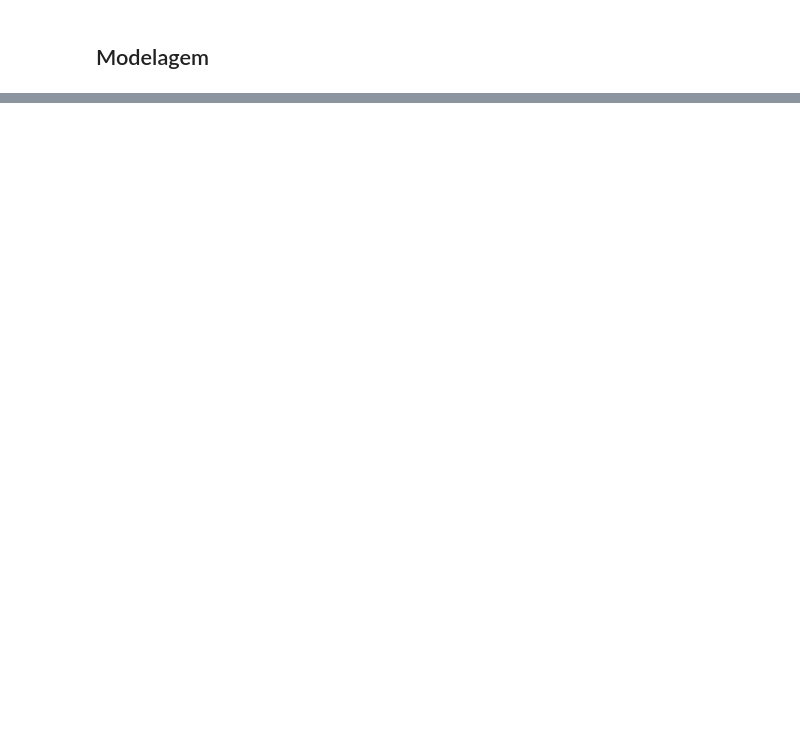
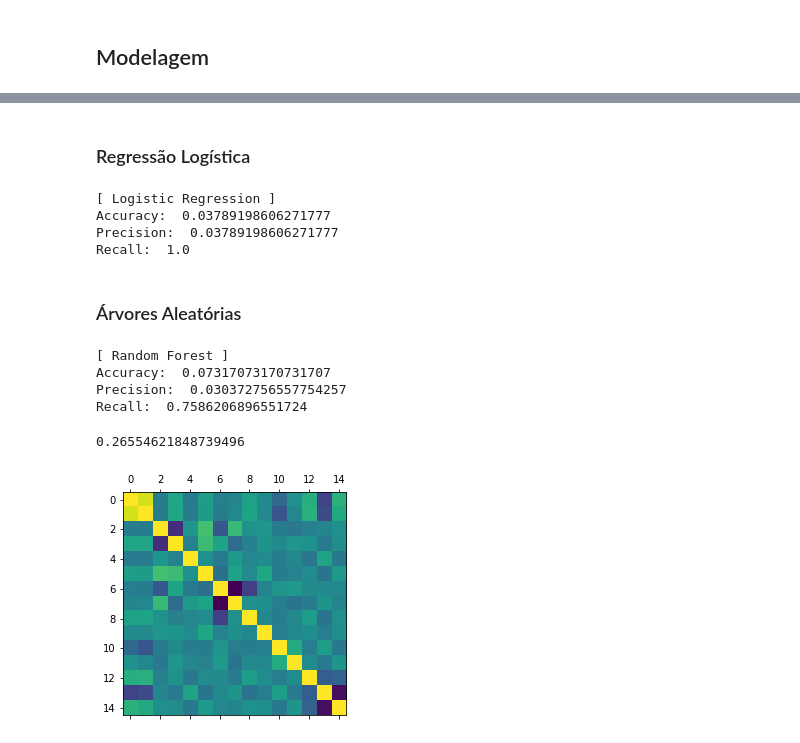
Before and after one commit to jairojuunior/miningAbandonment, a Jupyter notebook: ModelagemJairo(player1).ipynb, the cells around one changed output, grey strips where cells are left out. Drawn from its saved outputs; the diff is of its cells as text; code cells hidden in the pictures; blank space fills up the shorter version.

```diff
--- a/ModelagemJairo(player1).ipynb
+++ b/ModelagemJairo(player1).ipynb
@@ -166,0 +404,11 @@ Recall:  0.10344827586206896
+# %%
+from sklearn.svm import SVC
+
+svm = SVC(gamma='auto', kernel='rbf', random_state=42)
+
+svm_train_score = cross_val_score(svm, X_train, y_train, cv=10, scoring='recall').mean()
+svm.fit(X_train, y_train)
+
+y_pred_svm = svm.predict(X_test)
+
+eval_model("SVM", y_test, y_pred_svm)
@@ -166,0 +422,12 @@ Recall:  0.10344827586206896
+# %%
+from sklearn.ensemble import RandomForestClassifier
+
+r_tree = RandomForestClassifier(n_estimators=100, criterion='gini', min_samples_leaf=5,  bootstrap=True, random_state=42)
+
+
+r_tree_train_score = cross_val_score(r_tree, X_train, y_train, cv=10, scoring='recall').mean()
+r_tree.fit(X_train, y_train)
+
+y_pred_r_tree = r_tree.predict(X_test)
+
+eval_model("Random Forest", y_test, y_pred_r_tree)
@@ -166,0 +479,40 @@ Recall:  0.10344827586206896
+# %% [markdown]
+### Regressão Logística
+# %%
+lrn_oversample = LogisticRegressionCV(cv=10, Cs=10 ,penalty='l2',
+                           scoring='recall', solver='liblinear',
+                                      random_state=42).fit(X_train_oversample, y_train_oversample)
+
+y_pred_lrn_oversample = lrn_oversample.predict(X_test)
+
+eval_model("Logistic Regression", y_test, y_pred_lrn_oversample)
+# %% [output]
+[ Logistic Regression ]
+Accuracy:  0.03789198606271777
+Precision:  0.03789198606271777
+Recall:  1.0
+# %% [markdown]
+### Árvores Aleatórias
+# %%
+r_tree_train_score = cross_val_score(r_tree, X_train_oversample, y_train_oversample, cv=10, scoring='recall').mean()
+r_tree.fit(X_train_oversample, y_train_oversample)
+
+y_pred_r_tree_oversample = r_tree.predict(X_test)
+
+eval_model("Random Forest", y_test, y_pred_r_tree_oversample)
+# %% [output]
+[ Random Forest ]
+Accuracy:  0.07317073170731707
+Precision:  0.030372756557754257
+Recall:  0.7586206896551724
+# %%
+r_tree_train_score
+# %% [output]
+0.26554621848739496
+# %%
+import matplotlib.pyplot as plt
+
+plt.matshow(X_train.corr())
+plt.show()
+# %% [output]
+[figure, added]
```
Also changed, not shown: parts of 55 cells of this notebook, 1 other file.
